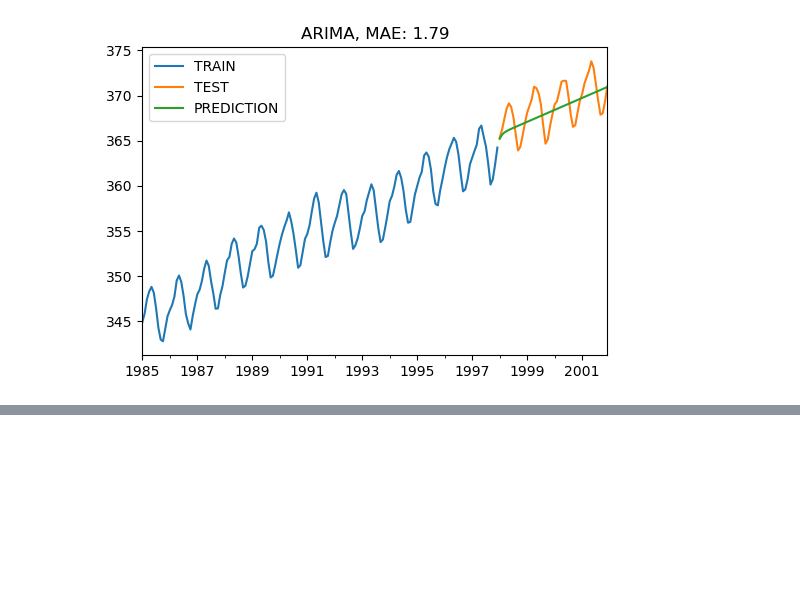
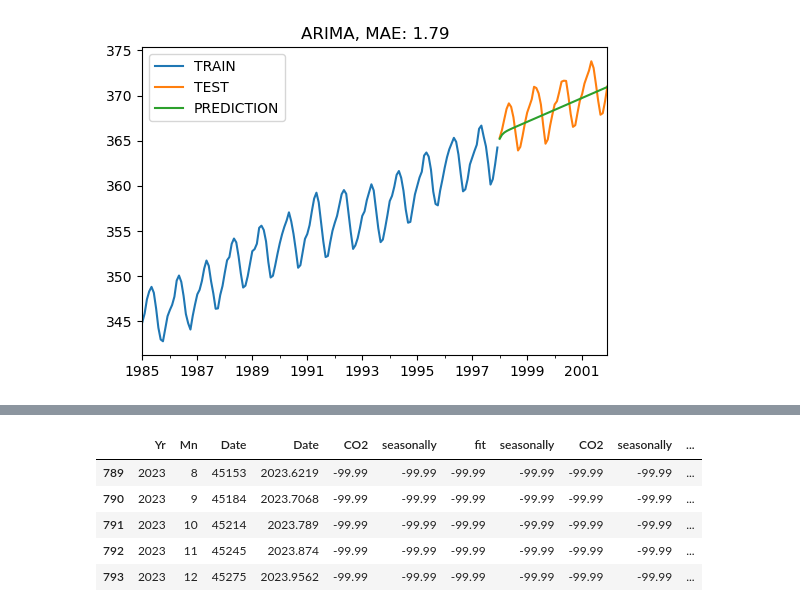
Before and after one commit to ugursaricam/co2-forecast-timeseries, a Jupyter notebook: 2_statistical_methods.ipynb, the cells around one changed output, grey strips where cells are left out. Cells and saved outputs as stored; diff of their text form; code cells hidden in the pictures; blank space fills up the shorter version.

```diff
--- a/2_statistical_methods.ipynb
+++ b/2_statistical_methods.ipynb
@@ -395,0 +453,9 @@ plot_co2(train, test, y_pred, "SARIMA")
+# %%
+df2.tail()
+# %% [output]
+|  | Yr | Mn | Date | Date | CO2 | seasonally | fit | seasonally | CO2 | seasonally | ... |
+| 789 | 2023 | 8 | 45153 | 2023.6219 | -99.99 | -99.99 | -99.99 | -99.99 | -99.99 | -99.99 | ... |
+| 790 | 2023 | 9 | 45184 | 2023.7068 | -99.99 | -99.99 | -99.99 | -99.99 | -99.99 | -99.99 | ... |
+| 791 | 2023 | 10 | 45214 | 2023.789 | -99.99 | -99.99 | -99.99 | -99.99 | -99.99 | -99.99 | ... |
+| 792 | 2023 | 11 | 45245 | 2023.874 | -99.99 | -99.99 | -99.99 | -99.99 | -99.99 | -99.99 | ... |
+| 793 | 2023 | 12 | 45275 | 2023.9562 | -99.99 | -99.99 | -99.99 | -99.99 | -99.99 | -99.99 | ... |
```
Also changed, not shown: parts of 88 cells of this notebook, 1 other file.
